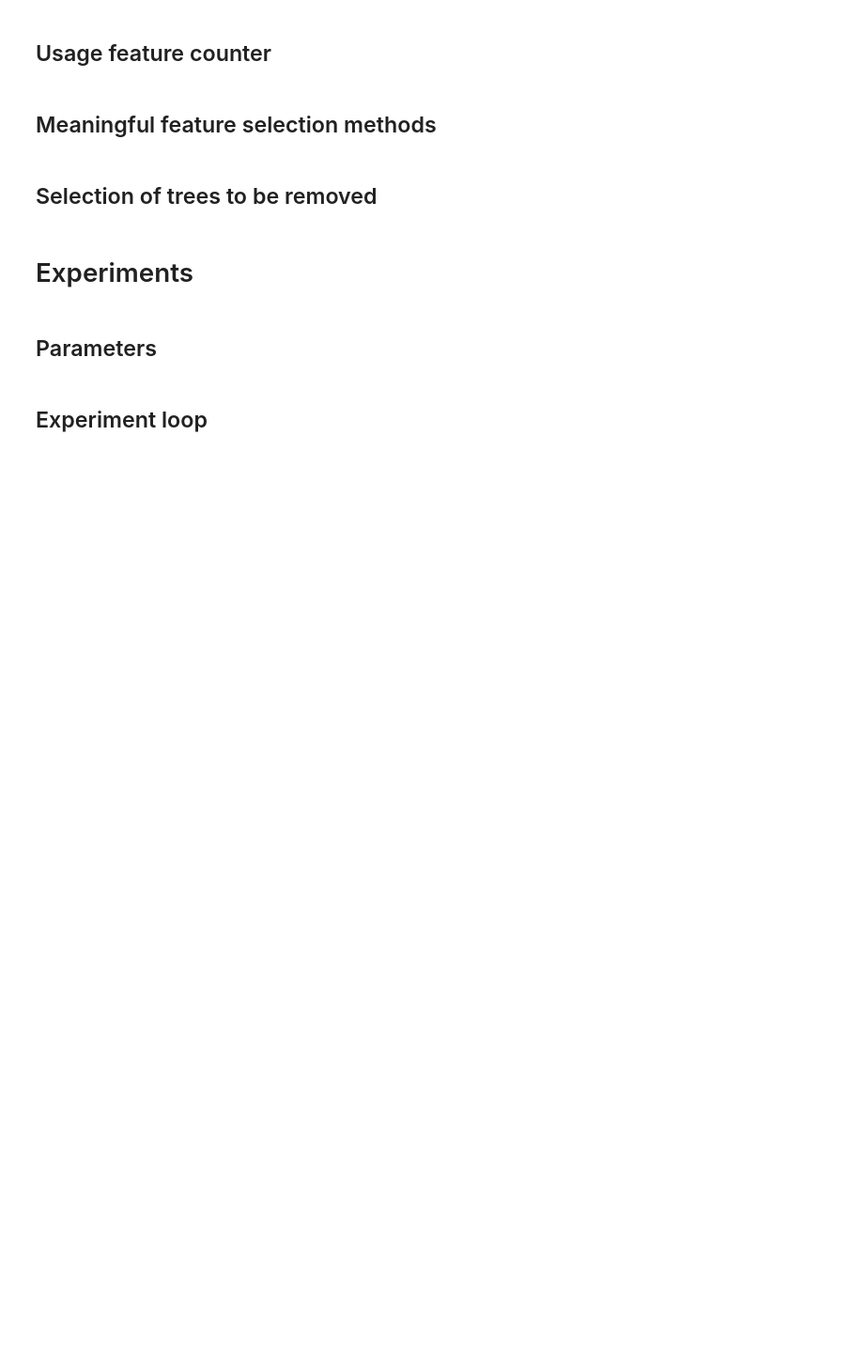
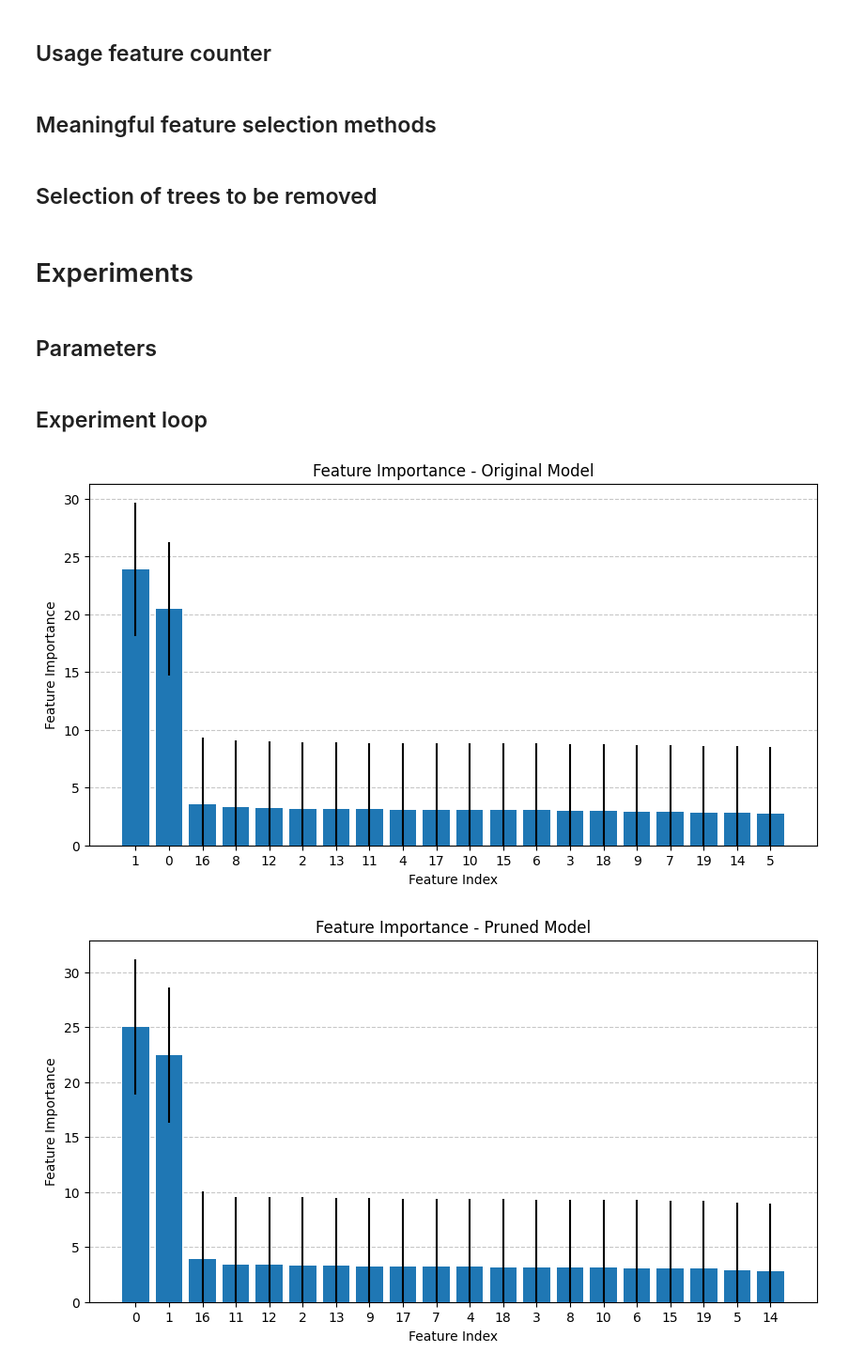
Before and after one commit to SansonSebastiano/Master-Thesis, a Jupyter notebook: diffi_syn.ipynb, the cells around one changed output. Shown at 94% size. Cells and saved outputs as stored; diff of their text form; code cells hidden in the pictures; blank space fills up the shorter version.

```diff
--- a/diffi_syn.ipynb
+++ b/diffi_syn.ipynb
@@ -107,11 +121,12 @@ def log_feature_importance(feature_importances, threshold_type, is_og_model: boo
     plt.ylim(bottom=0)
     if is_og_model:
         plt.title('Feature Importance - Original Model')
-        wandb.log({f"threshold_type_{threshold_type}/feature_importance_original": wandb.Image(plt)})
+        # wandb.log({f"threshold_type_{threshold_type}/feature_importance_original": wandb.Image(plt)})
     else:
         plt.title('Feature Importance - Pruned Model')
-        wandb.log({f"threshold_type_{threshold_type}/feature_importance_pruned": wandb.Image(plt)})
-    plt.close()
+        # wandb.log({f"threshold_type_{threshold_type}/feature_importance_pruned": wandb.Image(plt)})
+    # plt.close()
+    plt.show()
 # %%
 def log_fi_heatmap(fis_in, fis_out, threshold_type, seed, is_og_model: bool):
     """
@@ -190,8 +205,9 @@ def log_fi_diff(og_fi, pruned_fi, threshold_type):
     ]
     plt.legend(handles=legend_elements, loc='upper right')
 
-    wandb.log({f"threshold_type_{threshold_type}/feature_importance_difference": wandb.Image(plt)})
-    plt.close()
+    # wandb.log({f"threshold_type_{threshold_type}/feature_importance_difference": wandb.Image(plt)})
+    # plt.close()
+    plt.show()
 # %%
 def log_estimators_summary(pruned_num_trees, og_num_trees, threshold_type, seed):
     """
@@ -847,0 +877,15 @@ wandb.log({"synthetic_results_table": wandb.Table(data=results, columns=headers)
+# %%
+fi_og = [20.47499177, 23.92134211, 3.15399534, 3.01931311, 3.09645419, 2.73997911, 3.05514585,
+         2.91235865, 3.29749716, 2.94146475, 3.0636104, 3.10999933, 3.25368902, 3.14051369,
+         2.83615334, 3.05838175, 3.58759338, 3.06961169, 2.97094363, 2.85628391]
+fi_pruned = [24.99120684, 22.43869257, 3.33407034, 3.14006977, 3.18878629, 2.86490821,
+  3.09278479, 3.20820603, 3.10638574, 3.24915739, 3.10140271, 3.41317007,
+  3.38497824, 3.28531703, 2.77353271, 3.0668023, 3.92504667, 3.24063894,
+  3.17171636, 3.05897202]
+
+log_feature_importance(np.array(fi_og), "threshold_type", is_og_model=True)
+log_feature_importance(np.array(fi_pruned), "threshold_type", is_og_model=False)
+log_fi_diff(np.array(fi_og), np.array(fi_pruned), "threshold_type")
+# %% [output]
+[figure, added]
+[figure, added]
```
Also changed, not shown: parts of 4 cells of this notebook, 10 other files.
